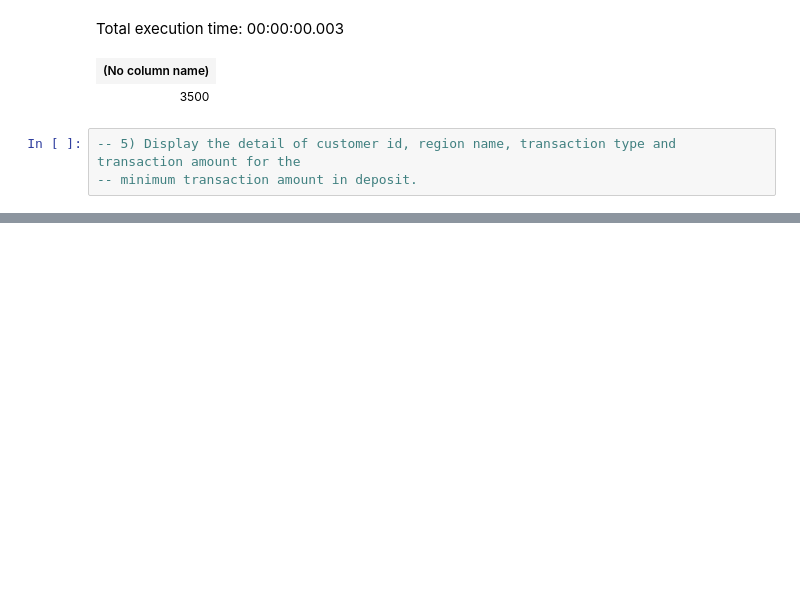
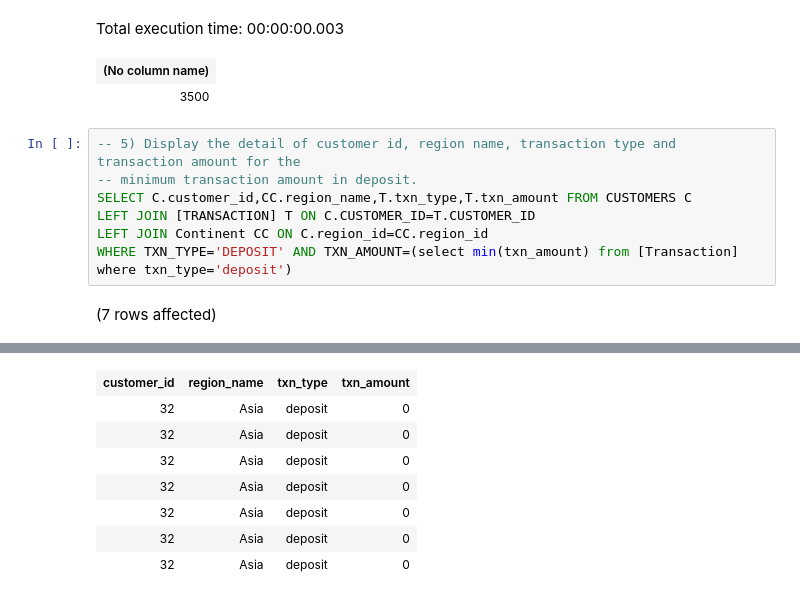
Before and after one commit to nirajgole/ipaat, a Jupyter notebook: SQL/study_materials/case_studies/SQL_case_study_3/sm_case_study_3.ipynb, the cells around one changed output, grey strips where cells are left out. Cells and saved outputs as stored; diff of their text form; blank space fills up the shorter version.

```diff
--- a/SQL/study_materials/case_studies/SQL_case_study_3/sm_case_study_3.ipynb
+++ b/SQL/study_materials/case_studies/SQL_case_study_3/sm_case_study_3.ipynb
@@ -55,3 +55,9 @@ Total execution time: 00:00:00.003
 # %%
 -- 5) Display the detail of customer id, region name, transaction type and transaction amount for the
 -- minimum transaction amount in deposit.
+SELECT C.customer_id,CC.region_name,T.txn_type,T.txn_amount FROM CUSTOMERS C
+LEFT JOIN [TRANSACTION] T ON C.CUSTOMER_ID=T.CUSTOMER_ID
+LEFT JOIN Continent CC ON C.region_id=CC.region_id
+WHERE TXN_TYPE='DEPOSIT' AND TXN_AMOUNT=(select min(txn_amount) from [Transaction] where txn_type='deposit')
+# %% [output]
+(7 rows affected)
@@ -57,0 +65,8 @@ Total execution time: 00:00:00.003
+| customer_id | region_name | txn_type | txn_amount |
+| 32 | Asia | deposit | 0 |
+| 32 | Asia | deposit | 0 |
+| 32 | Asia | deposit | 0 |
+| 32 | Asia | deposit | 0 |
+| 32 | Asia | deposit | 0 |
+| 32 | Asia | deposit | 0 |
+| 32 | Asia | deposit | 0 |
```
Also changed, not shown: parts of 8 cells of this notebook.
